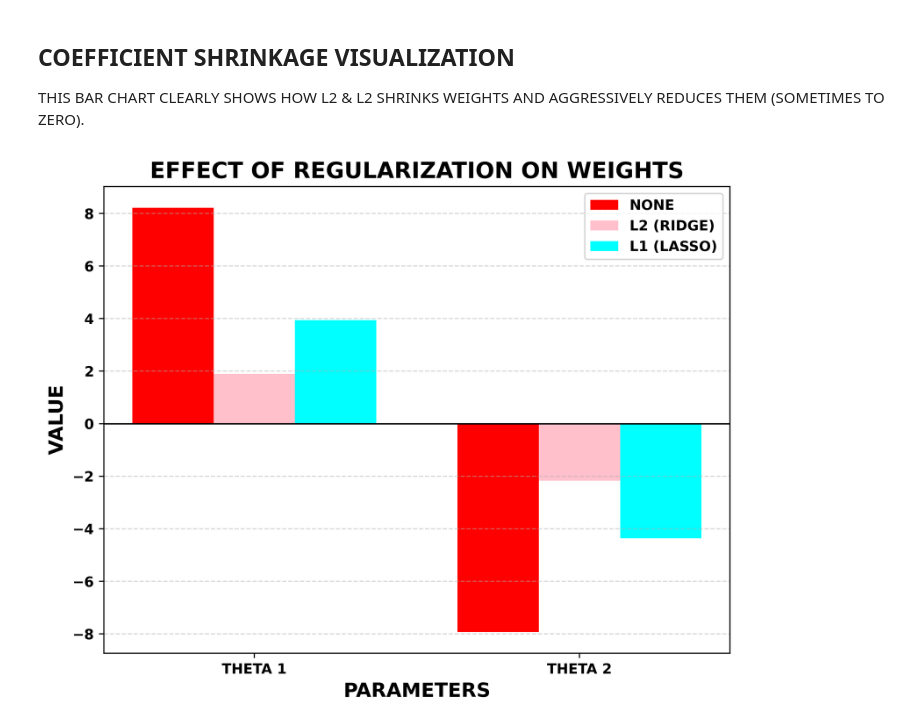
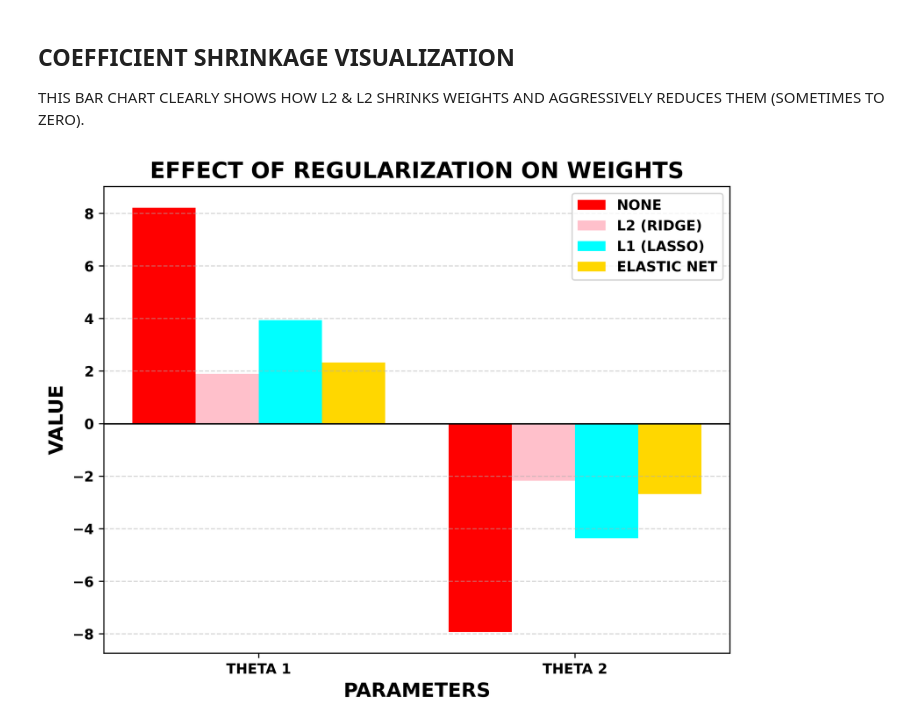
Before and after one commit to DaRkSouL36/LogisticRegression, a Jupyter notebook: LogisticRegression_Regularization.ipynb, the cells around one changed output. Cells and saved outputs as stored; diff of their text form; code cells hidden in the pictures.

```diff
--- a/LogisticRegression_Regularization.ipynb
+++ b/LogisticRegression_Regularization.ipynb
@@ -288,6 +288,10 @@ model_L2.train(X_data, y_data)
 model_L1 = RegularizedLogisticRegression(LR, ITER, penalty='L1', lambda_=LAMBDA_VAL)
 model_L1.train(X_data, y_data)
 
+# ELASTIC
+model_ElasticNet = RegularizedLogisticRegression(LR, ITER, penalty='ElasticNet', lambda_=LAMBDA_VAL)
+model_ElasticNet.train(X_data, y_data)
+
 # PRINTING COEFFICIENTS TO SEE SHRINKAGE
 print("--- COEFFICIENT COMPARISON ---")
 print(f"{'REGULARIZATION':<20} {'THETA_0 (BIAS)':<15} {'THETA_1':<15} {'THETA_2':<15}")
@@ -295,6 +299,7 @@ print("-" * 60)
 print(f"{'NONE':<20} {model_None.theta[0,0]:<15.4f} {model_None.theta[1,0]:<15.4f} {model_None.theta[2,0]:<15.4f}")
 print(f"{'L2':<20} {model_L2.theta[0,0]:<15.4f} {model_L2.theta[1,0]:<15.4f} {model_L2.theta[2,0]:<15.4f}")
 print(f"{'L1':<20} {model_L1.theta[0,0]:<15.4f} {model_L1.theta[1,0]:<15.4f} {model_L1.theta[2,0]:<15.4f}")
+print(f"{'ELASTIC NET':<20} {model_ElasticNet.theta[0,0]:<15.4f} {model_ElasticNet.theta[1,0]:<15.4f} {model_ElasticNet.theta[2,0]:<15.4f}")
 # %% [output]
 --- COEFFICIENT COMPARISON ---
 REGULARIZATION       THETA_0 (BIAS)  THETA_1         THETA_2
@@ -317,10 +323,10 @@ plt.scatter(X_norm[mask_1, 0], X_norm[mask_1, 1], color='blue', edgecolor='black
 # PLOTTING BOUNDARIES
 x_vals = np.linspace(0, 0.8, 100)
 
-models = [model_None, model_L2, model_L1]
-labels = ['NONE', 'L2 (RIDGE)', 'L1 (LASSO)']
-colors = ['pink', 'black', 'grey']
-styles = ['solid' , 'dotted', 'dashed']
+models = [model_None, model_L2, model_L1, model_ElasticNet]
+labels = ['NONE', 'L2 (RIDGE)', 'L1 (LASSO)', 'ELASTIC NET']
+colors = ['pink', 'black', 'grey', 'gold']
+styles = ['solid' , 'dotted', 'dashed', 'dashdot']
 
 for model_obj, label, col, style in zip(models, labels, colors, styles):
     theta = model_obj.theta
@@ -348,29 +354,30 @@ THIS BAR CHART CLEARLY SHOWS HOW L2 & L2 SHRINKS WEIGHTS AND AGGRESSIVELY REDUCE
 # %%
 # PREPARING DATA FOR BAR PLOT
 features = ['THETA 1', 'THETA 2']
 None_vals = model_None.theta[1:].flatten()
 L2_vals = model_L2.theta[1:].flatten()
 L1_vals = model_L1.theta[1:].flatten()
+ElasticNet_vals = model_ElasticNet.theta[1:].flatten()
 
 x_idx = np.arange(len(features))
-width = 0.25
+width = 0.2
 
-plt.figure(figsize=(8, 6), dpi=500)
-plt.bar(x_idx - width, None_vals, width, label='NONE', color='red')
-plt.bar(x_idx, L2_vals, width, label='L2 (RIDGE)', color='pink')
-plt.bar(x_idx + width, L1_vals, width, label='L1 (LASSO)', color='cyan')
+plt.bar(x_idx - 1.5*width, None_vals, width, label='NONE', color='red')
+plt.bar(x_idx - 0.5*width, L2_vals, width, label='L2 (RIDGE)', color='pink')
+plt.bar(x_idx + 0.5*width, L1_vals, width, label='L1 (LASSO)', color='cyan')
+plt.bar(x_idx + 1.5*width, ElasticNet_vals, width, label='ELASTIC NET', color='gold')
 
 plt.xlabel("PARAMETERS", fontsize=14, fontweight='bold')
 plt.ylabel("VALUE", fontsize=14, fontweight='bold')
 plt.title("EFFECT OF REGULARIZATION ON WEIGHTS", fontsize=16, fontweight='bold')
 plt.xticks(x_idx, features)
 plt.axhline(0, color='black', linewidth=1)
 
 for label in plt.gca().get_xticklabels() + plt.gca().get_yticklabels():
     label.set_fontweight('bold')
 
 plt.legend(prop={'weight': 'bold'})
 plt.grid(True, axis='y', linestyle='--', alpha=0.5)
 plt.show()
 # %% [output]
-[figure, old version]
+[figure, new version]
```
Also changed, not shown: parts of 5 cells of this notebook.
